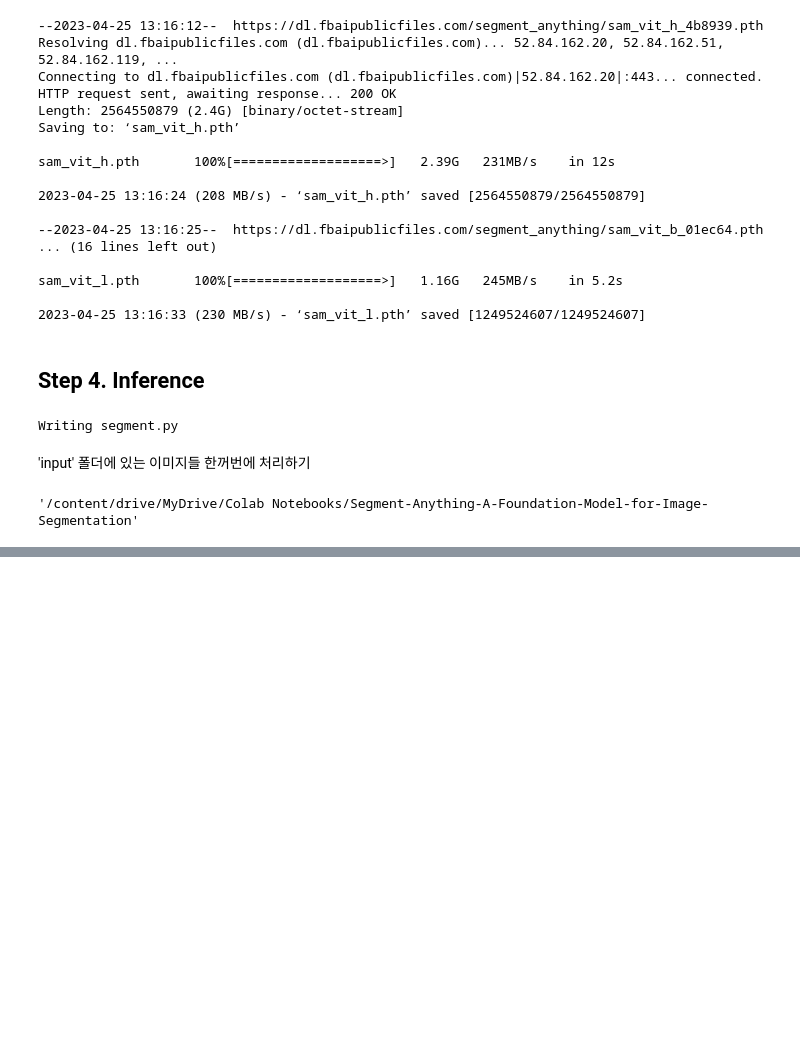
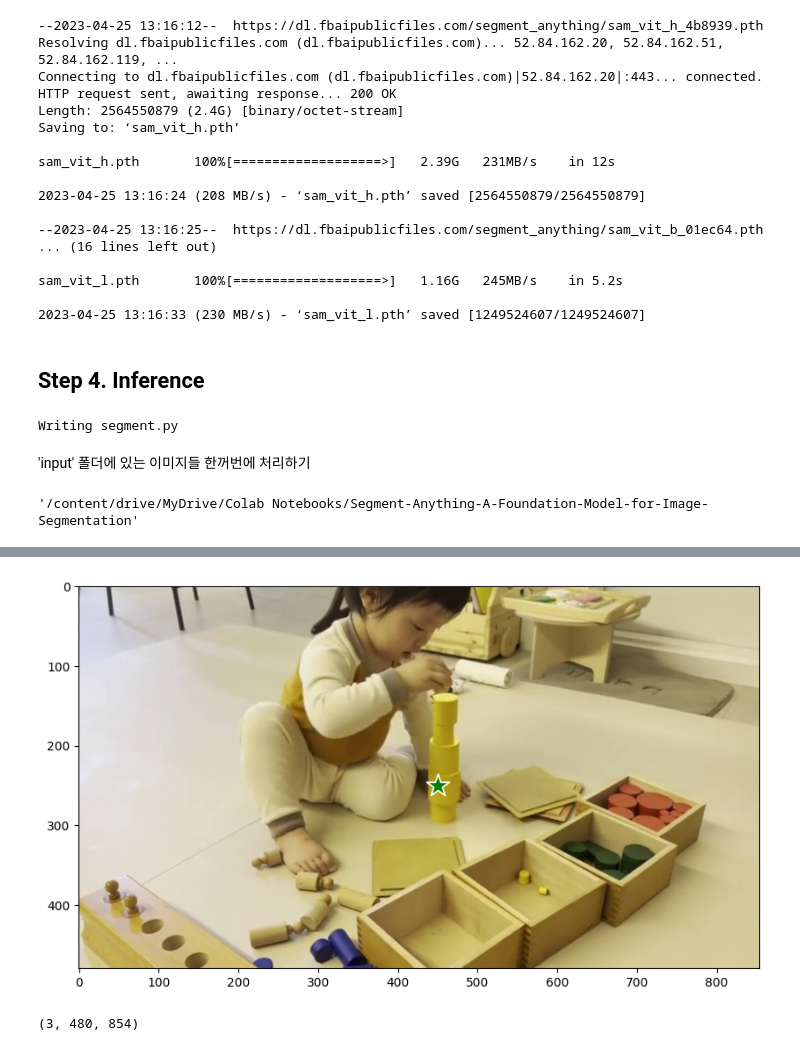
Before and after one commit to kim-jeonghyun/advanced_detection_segmentation_model, a Jupyter notebook: segment_anything_inference_practice.ipynb, the cells around one changed output, grey strips where cells are left out. Saved outputs shown, nothing was run; the diff lists cells and outputs as text; code cells hidden in the pictures; blank space fills up the shorter version.

```diff
--- a/segment_anything_inference_practice.ipynb
+++ b/segment_anything_inference_practice.ipynb
@@ -212,0 +250,40 @@ mask_generator = SamAutomaticMaskGenerator(sam)
+# %%
+def show_mask(mask, ax, random_color=False):
+    if random_color:
+        color = np.concatenate([np.random.random(3), np.array([0.6])], axis=0)
+    else:
+        color = np.array([30/255, 144/255, 255/255, 0.6])
+    h, w = mask.shape[-2:]
+    mask_image = mask.reshape(h, w, 1) * color.reshape(1, 1, -1)
+    ax.imshow(mask_image)
+
+def show_points(coords, labels, ax, marker_size=375):
+    pos_points = coords[labels==1]
+    neg_points = coords[labels==0]
+    ax.scatter(pos_points[:, 0], pos_points[:, 1], color='green', marker='*', s=marker_size, edgecolor='white', linewidth=1.25)
+    ax.scatter(neg_points[:, 0], neg_points[:, 1], color='red', marker='*', s=marker_size, edgecolor='white', linewidth=1.25)
+
+def show_box(box, ax):
+    x0, y0 = box[0], box[1]
+    w, h = box[2] - box[0], box[3] - box[1]
+    ax.add_patch(plt.Rectangle((x0, y0), w, h, edgecolor='green', facecolor=(0,0,0,0), lw=2))
+# %%
+import cv2
+from segment_anything import SamPredictor
+
+predictor = SamPredictor(sam)
+
+image_bgr = cv2.imread(image_path)
+image_rgb = cv2.cvtColor(image_bgr, cv2.COLOR_BGR2RGB)
+predictor.set_image(image_rgb)
+# %%
+input_point = np.array([[450, 250]])
+input_label = np.array([1])
+# %%
+plt.figure(figsize=(10,10))
+plt.imshow(image_rgb)
+show_points(input_point, input_label, plt.gca())
+plt.axis('on')
+plt.show()
+# %% [output]
+[figure, added]
@@ -212,0 +298,4 @@ mask_generator = SamAutomaticMaskGenerator(sam)
+# %%
+masks.shape  # (number_of_masks) x H x W
+# %% [output]
+(3, 480, 854)
```
Also changed, not shown: parts of 8 cells of this notebook.
